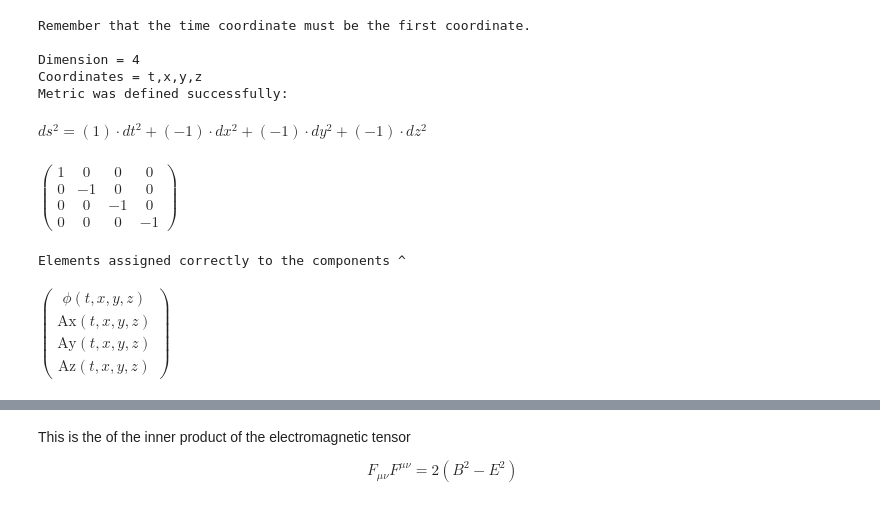
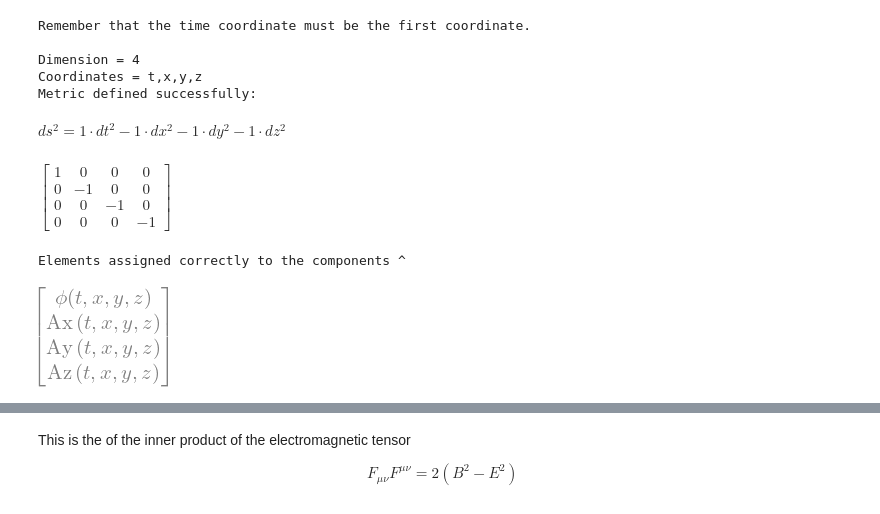
Before and after one commit to pytearcat/pytearcat, a Jupyter notebook: Electromagnetic Tensor.ipynb, the cells around one changed output, grey strips where cells are left out. Saved outputs shown, nothing was run; the diff lists cells and outputs as text; code cells hidden in the pictures.

```diff
--- a/Electromagnetic Tensor.ipynb
+++ b/Electromagnetic Tensor.ipynb
@@ -1,29 +1,27 @@
 # %%
 import pytearcat as pt
 # Define the coordinates to be used
-t,x,y,z = pt.def_coords('t,x,y,z')
+t,x,y,z = pt.coords('t,x,y,z')
 # Define any constant (more than one constant can be defined at the same time)
-c = pt.new_con('c')
-Ax = pt.new_fun('Ax','t,x,y,z')
-Ay = pt.new_fun('Ay','t,x,y,z')
-Az = pt.new_fun('Az','t,x,y,z')
-phi = pt.new_fun('phi','t,x,y,z')
-g = pt.create_metric('ds2 = +dt**2 + -(dx**2 + dy**2 + dz**2)')
+c = pt.con('c')
+Ax = pt.fun('Ax','t,x,y,z')
+Ay = pt.fun('Ay','t,x,y,z')
+Az = pt.fun('Az','t,x,y,z')
+phi = pt.fun('phi','t,x,y,z')
+g = pt.metric('ds2 = +dt**2 + -(dx**2 + dy**2 + dz**2)')
 # %% [output]
 Remember that the time coordinate must be the first coordinate.
 
 Dimension = 4
 Coordinates = t,x,y,z
-Metric was defined successfully:
+Metric defined successfully:
-$\displaystyle ds^2 = \left(1\right) \cdot dt^2+\left(-1\right) \cdot dx^2+\left(-1\right) \cdot dy^2+\left(-1\right) \cdot dz^2$
+$\displaystyle ds^2 = 1 \cdot dt^2-1 \cdot dx^2-1 \cdot dy^2-1 \cdot dz^2$
-$\displaystyle \left(\begin{array}{cccc}1&0&0&0\\0&-1&0&0\\0&0&-1&0\\0&0&0&-1\end{array}\right)
-$
+$\displaystyle \left[\begin{matrix}1 & 0 & 0 & 0\\0 & -1 & 0 & 0\\0 & 0 & -1 & 0\\0 & 0 & 0 & -1\end{matrix}\right]$
 # %%
-A = pt.new_ten('A',1)
+A = pt.ten('A',1)
 A.assign([phi,Ax,Ay,Az],'^')
 A.display('^')
 # %% [output]
 Elements assigned correctly to the components ^
-$\displaystyle \left(\begin{array}{c}\phi\left(t,x,y,z\right)\\\mathrm{Ax}\left(t,x,y,z\right)\\\mathrm{Ay}\left(t,x,y,z\right)\\\mathrm{Az}\left(t,x,y,z\right)\end{array}\right)
-$
+[figure, added]
 # %%
```
Also changed, not shown: parts of 21 cells of this notebook.
